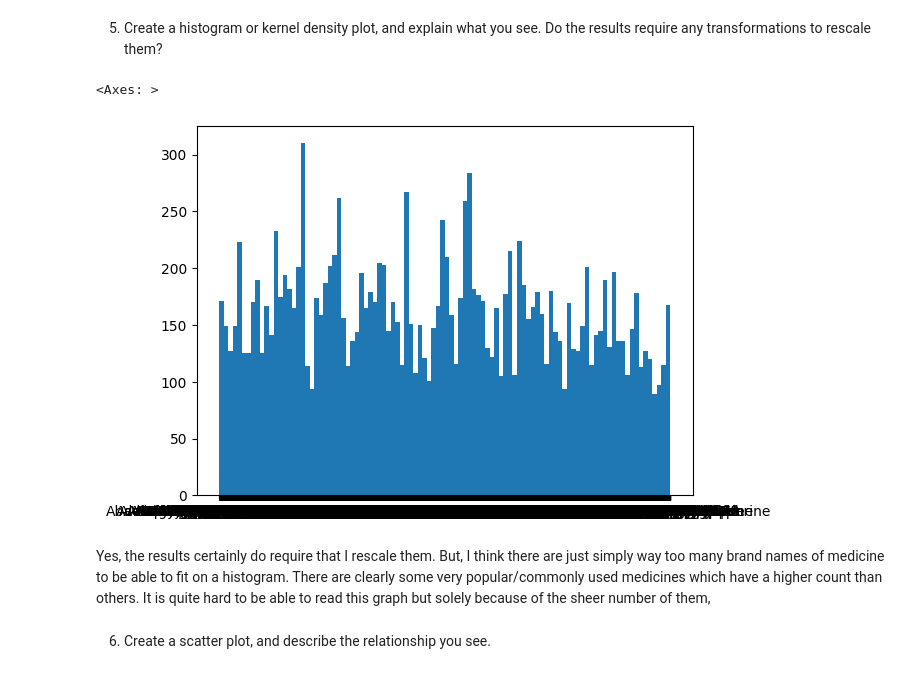
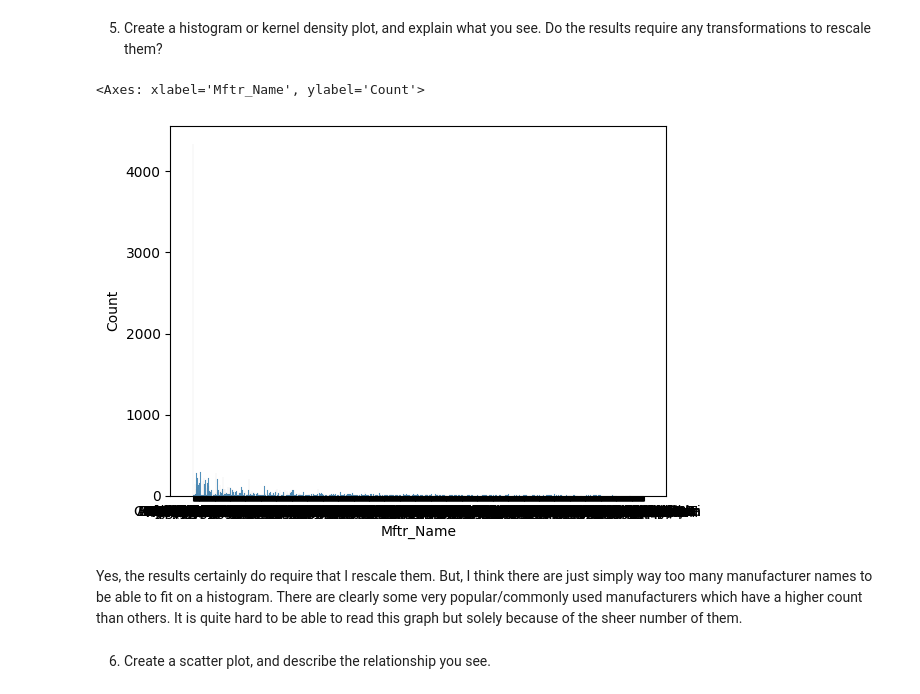
Before and after one commit to brithoang1/visualization, a Jupyter notebook: assignment/assignment.ipynb, the cells around one changed output. Drawn from its saved outputs; the diff is of its cells as text; code cells hidden in the pictures.

```diff
--- a/assignment/assignment.ipynb
+++ b/assignment/assignment.ipynb
@@ -354,12 +365,12 @@ In both box plots,I do indeed see that there are outliers. There are 3 outliers
 # %% [markdown]
 5. Create a histogram or kernel density plot, and explain what you see. Do the results require any transformations to rescale them?
-# %%
-df2['Brnd_Name'].hist(bins=100,grid=False)
-# %% [output]
-<Axes: >
-[figure, removed]
+# %%
+sns.histplot(df2['Mftr_Name'])
+# %% [output]
+<Axes: xlabel='Mftr_Name', ylabel='Count'>
+[figure, added]
 # %% [markdown]
-Yes, the results certainly do require that I rescale them. But, I think there are just simply way too many brand names of medicine to be able to fit on a histogram. There are clearly some very popular/commonly used medicines which have a higher count than others. It is quite hard to be able to read this graph but solely because of the sheer number of them,
+Yes, the results certainly do require that I rescale them. But, I think there are just simply way too many manufacturer names to be able to fit on a histogram. There are clearly some very popular/commonly used manufacturers which have a higher count than others. It is quite hard to be able to read this graph but solely because of the sheer number of them.
 # %% [markdown]
 6. Create a scatter plot, and describe the relationship you see.
 # %%
```
Also changed, not shown: parts of 4 cells of this notebook.
